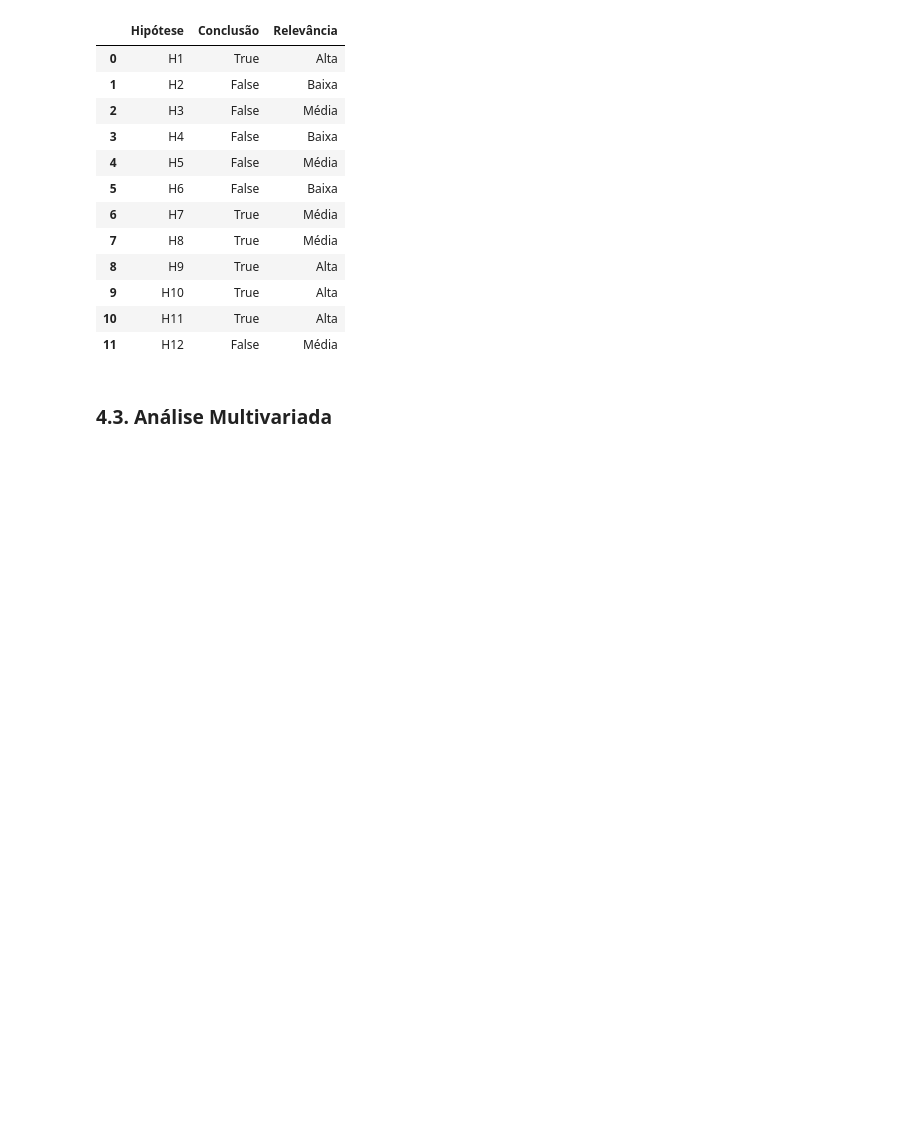
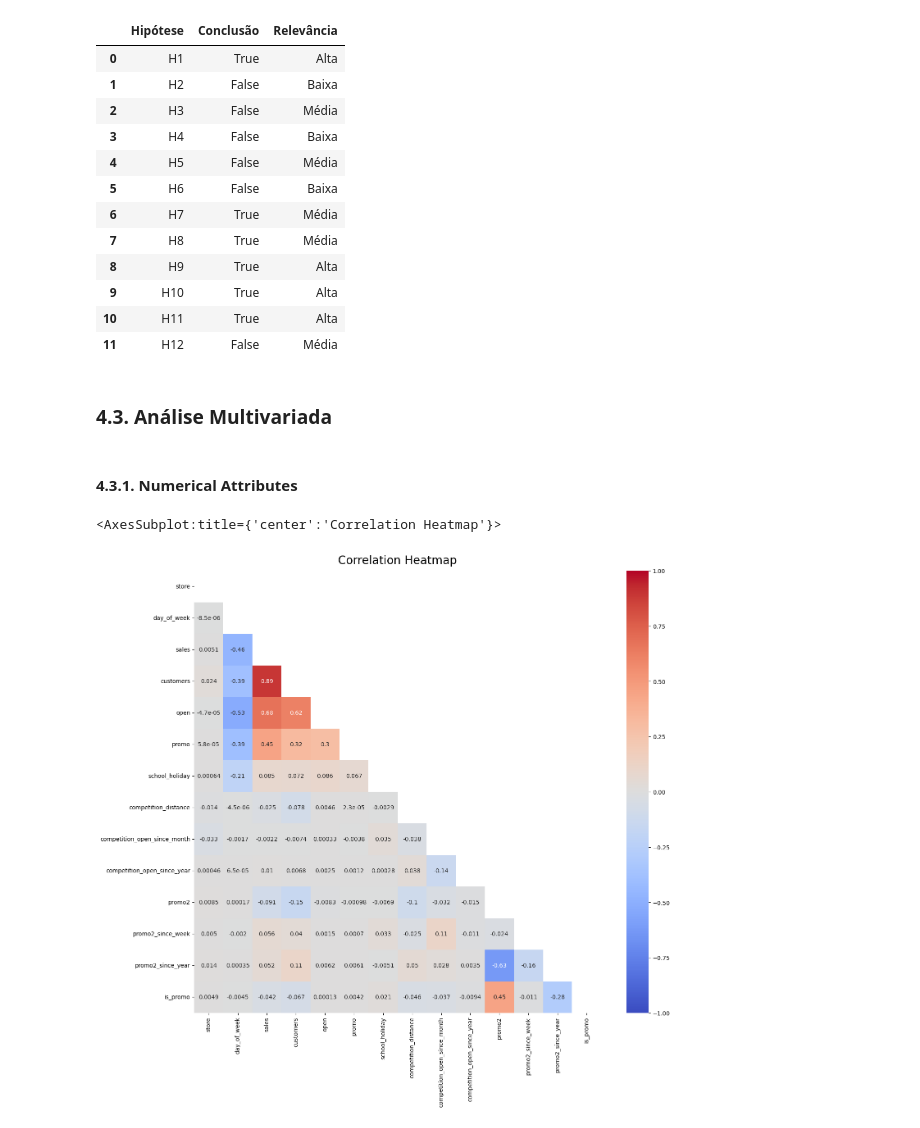
Before and after one commit to igorvgp/DS_rossmann_stores, a Jupyter notebook: m04_v01_store_sales_prediction.ipynb, the cells around one changed output. Drawn from its saved outputs; the diff is of its cells as text; code cells hidden in the pictures; blank space fills up the shorter version.

```diff
--- a/m04_v01_store_sales_prediction.ipynb
+++ b/m04_v01_store_sales_prediction.ipynb
@@ -752,3 +767,14 @@ hip_conclusion
 | 11 | H12 | False | Média |
 # %% [markdown]
 ### 4.3. Análise Multivariada
+# %% [markdown]
+#### 4.3.1. Numerical Attributes
+# %%
+plt.figure(figsize=(16, 14) )
+plt.title('Correlation Heatmap', fontdict={'fontsize':20}, pad=12);
+correlation = num_attributes.corr(method = 'pearson')
+matrix = np.triu(correlation)
+sns.heatmap(correlation, vmin=-1, vmax=1, annot=True, cmap='coolwarm', mask=matrix)
+# %% [output]
+<AxesSubplot:title={'center':'Correlation Heatmap'}>
+[figure, added]
```
Also changed, not shown: parts of 23 cells of this notebook, 1 other file.
